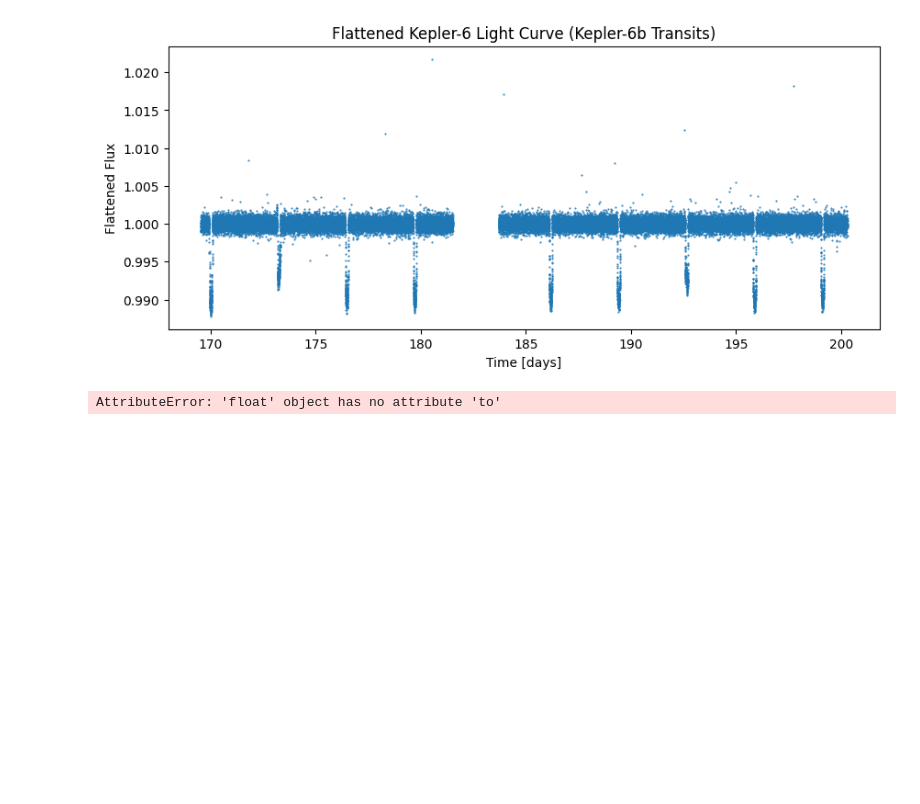
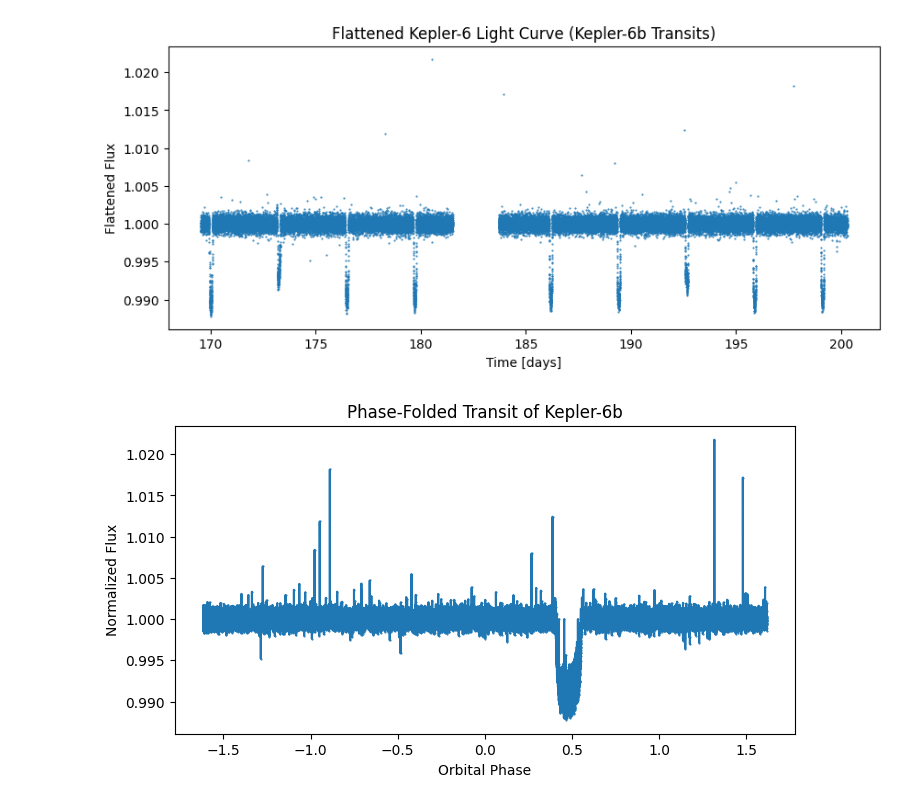
Before and after one commit to dmontoya25/exoplanet-transit-detection, a Jupyter notebook: notebooks/01_lightcurve_exploration.ipynb, the cells around one changed output. Drawn from its saved outputs; the diff is of its cells as text; code cells hidden in the pictures; blank space fills up the shorter version.

Commit message:
phase-folded transit of kepler-6b

```diff
--- a/notebooks/01_lightcurve_exploration.ipynb
+++ b/notebooks/01_lightcurve_exploration.ipynb
@@ -75,22 +75,27 @@ plt.show()
 # %%
 from astropy import units as u
 
 period = 3.234
 
 # Fold the light curve
 lc_folded = lc_flat.fold(period=period)
 
 # Plot
+# Convert phase to plain float array
+phase = lc_folded.phase.value if hasattr(lc_folded.phase, "value") else lc_folded.phase
+flux = lc_folded.flux.value if hasattr(lc_folded.flux, "value") else lc_folded.flux
+
 plt.figure(figsize=(8, 4))
 plt.plot(
-    lc_folded.phase,
-    lc_folded.flux,
+    phase,
+    flux,
     marker=".",
     markersize=1
 )
+
 plt.xlabel("Orbital Phase")
 plt.ylabel("Normalized Flux")
 plt.title("Phase-Folded Transit of Kepler-6b")
 plt.show()
 # %% [output]
-AttributeError: 'float' object has no attribute 'to'
+[figure, added]
```
